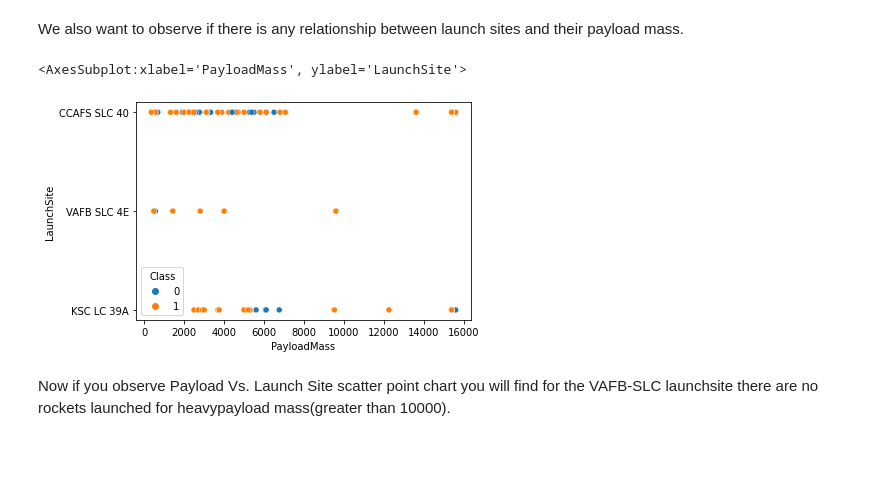
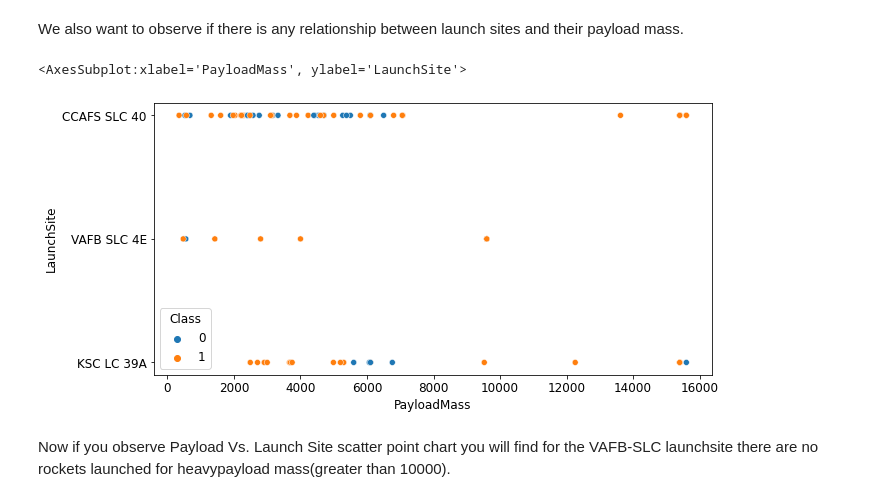
Before and after one commit to henockmamo54/test_coursera, a Jupyter notebook: jupyter-labs-eda-dataviz.ipynb, the cells around one changed output. Cells and saved outputs as stored; diff of their text form; code cells hidden in the pictures; blank space fills up the shorter version.

```diff
--- a/jupyter-labs-eda-dataviz.ipynb
+++ b/jupyter-labs-eda-dataviz.ipynb
@@ -86,6 +86,8 @@ Next, let's drill down to each site visualize its detailed launch records.
 Use the function <code>catplot</code> to plot <code>FlightNumber</code> vs <code>LaunchSite</code>, set the  parameter <code>x</code>  parameter to <code>FlightNumber</code>,set the  <code>y</code> to <code>Launch Site</code> and set the parameter <code>hue</code> to <code>'class'</code>
 # %%
 # Plot a scatter point chart with x axis to be Flight Number and y axis to be the launch site, and hue to be the class value
+plt.figure(figsize=(10,5))
+plt.rcParams.update({'font.size': 12})
 sns.scatterplot(data=df, x="FlightNumber", y="LaunchSite",hue='Class')
 # %% [output]
 <AxesSubplot:xlabel='FlightNumber', ylabel='LaunchSite'>
@@ -98,10 +108,12 @@ Now try to explain the patterns you found in the Flight Number vs. Launch Site s
 We also want to observe if there is any relationship between launch sites and their payload mass.
 # %%
 # Plot a scatter point chart with x axis to be Pay Load Mass (kg) and y axis to be the launch site, and hue to be the class value
+plt.figure(figsize=(10,5))
+plt.rcParams.update({'font.size': 12})
 sns.scatterplot(data=df, x="PayloadMass", y="LaunchSite",hue='Class',legend='brief')
 # %% [output]
 <AxesSubplot:xlabel='PayloadMass', ylabel='LaunchSite'>
-[figure, old version]
+[figure, new version]
 # %% [markdown]
 Now if you observe Payload Vs. Launch Site scatter point chart you will find for the VAFB-SLC  launchsite there are no  rockets  launched for  heavypayload mass(greater than 10000).
 # %% [markdown]
```
Also changed, not shown: parts of 9 cells of this notebook.
